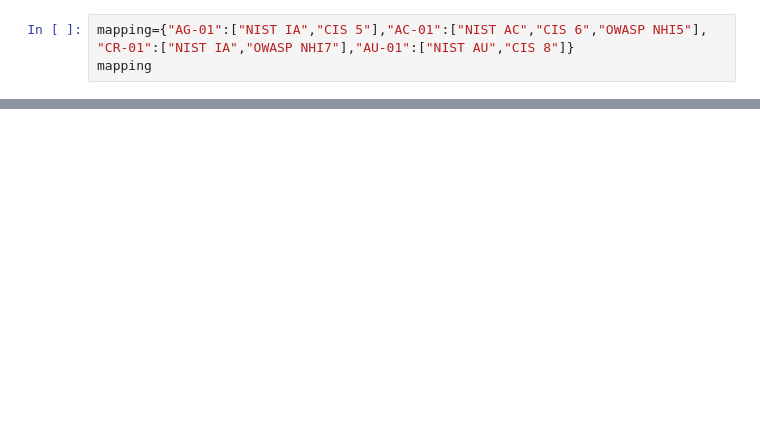
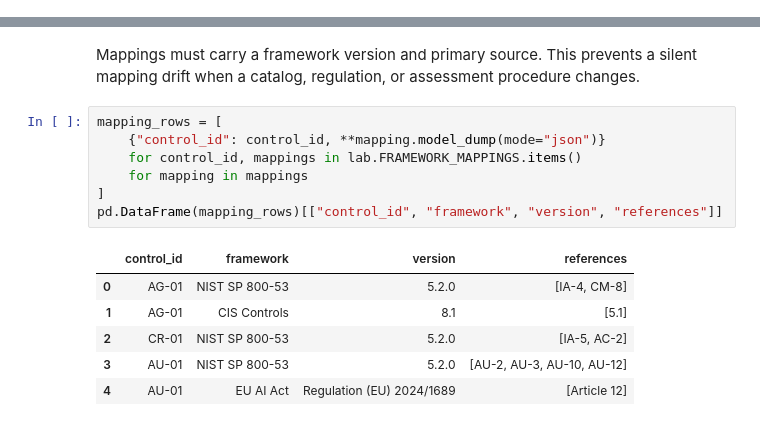
Before and after one commit to mahsa-teimourikia/agent-identity, a Jupyter notebook: curriculum/advanced/11-compliance-audit-forensic-readiness/advanced_11_compliance_audit_forensic_readiness.ipynb, the cells around one changed output, grey strips where cells are left out. Cells and saved outputs as stored; diff of their text form; blank space fills up the shorter version.

```diff
--- a/curriculum/advanced/11-compliance-audit-forensic-readiness/advanced_11_compliance_audit_forensic_readiness.ipynb
+++ b/curriculum/advanced/11-compliance-audit-forensic-readiness/advanced_11_compliance_audit_forensic_readiness.ipynb
@@ -24,4 +0,0 @@ controls
-# %%
-mapping={"AG-01":["NIST IA","CIS 5"],"AC-01":["NIST AC","CIS 6","OWASP NHI5"],
-"CR-01":["NIST IA","OWASP NHI7"],"AU-01":["NIST AU","CIS 8"]}
-mapping
@@ -369,0 +57,16 @@ Your system must:
+# %% [markdown]
+Mappings must carry a framework version and primary source. This prevents a silent mapping drift when a catalog, regulation, or assessment procedure changes.
+# %%
+mapping_rows = [
+    {"control_id": control_id, **mapping.model_dump(mode="json")}
+    for control_id, mappings in lab.FRAMEWORK_MAPPINGS.items()
+    for mapping in mappings
+]
+pd.DataFrame(mapping_rows)[["control_id", "framework", "version", "references"]]
+# %% [output]
+|  | control_id | framework | version | references |
+| 0 | AG-01 | NIST SP 800-53 | 5.2.0 | [IA-4, CM-8] |
+| 1 | AG-01 | CIS Controls | 8.1 | [5.1] |
+| 2 | CR-01 | NIST SP 800-53 | 5.2.0 | [IA-5, AC-2] |
+| 3 | AU-01 | NIST SP 800-53 | 5.2.0 | [AU-2, AU-3, AU-10, AU-12] |
+| 4 | AU-01 | EU AI Act | Regulation (EU) 2024/1689 | [Article 12] |
```
Also changed, not shown: parts of 144 cells of this notebook, 17 other files.
